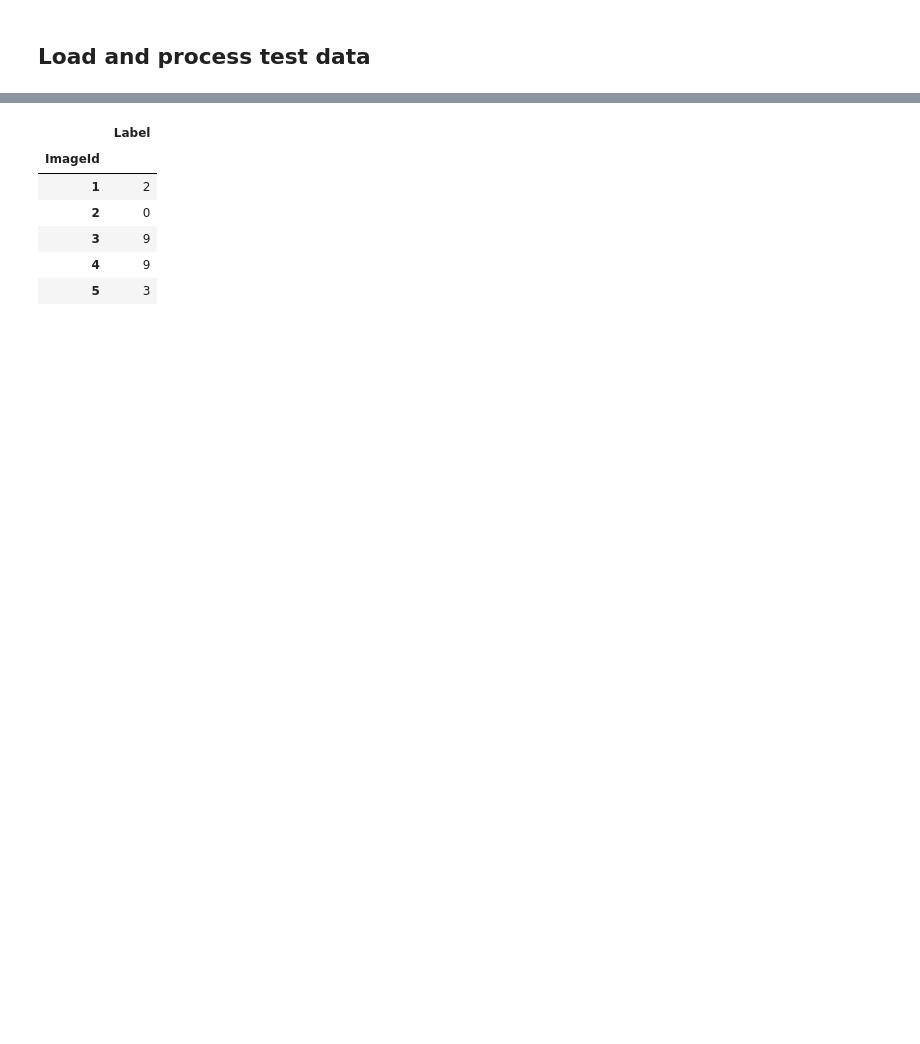
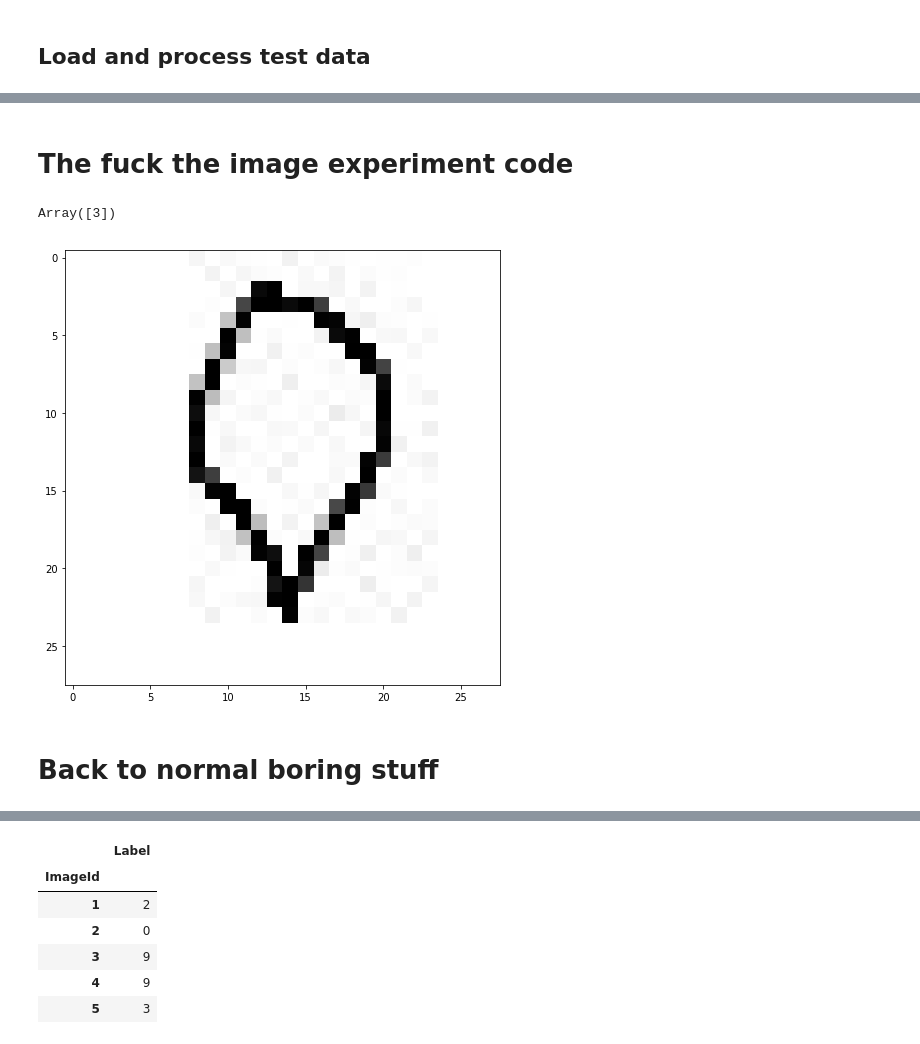
Before and after one commit to svineet/MNIST-Digit-Recognition, a Jupyter notebook: Two Layer Neural Network.ipynb, the cells around one changed output, grey strips where cells are left out. Saved outputs shown, nothing was run; the diff lists cells and outputs as text; code cells hidden in the pictures; blank space fills up the shorter version.

Commit message:
Make the image backpropper change

```diff
--- a/Two Layer Neural Network.ipynb
+++ b/Two Layer Neural Network.ipynb
@@ -240,0 +228,12 @@ Validation accuracy:  0.915
+# %% [markdown]
+The fuck the image experiment code
+===
+# %%
+from imageio import imread
+
+five_image = imread('custom_created_data/cunt_gray.jpg')
+plt.imshow(five_image)
+net.predict(five_image.flatten()[None, :])
+# %% [output]
+Array([3])
+[figure, added]
@@ -241,3 +245,6 @@ Validation accuracy:  0.915
+# %% [markdown]
+Back to normal boring stuff
+===
 # %%
 plt.plot(stats['val_acc_history'])
 plt.plot(stats['train_acc_history'])
```
Also changed, not shown: parts of 6 cells of this notebook, 5 other files.
